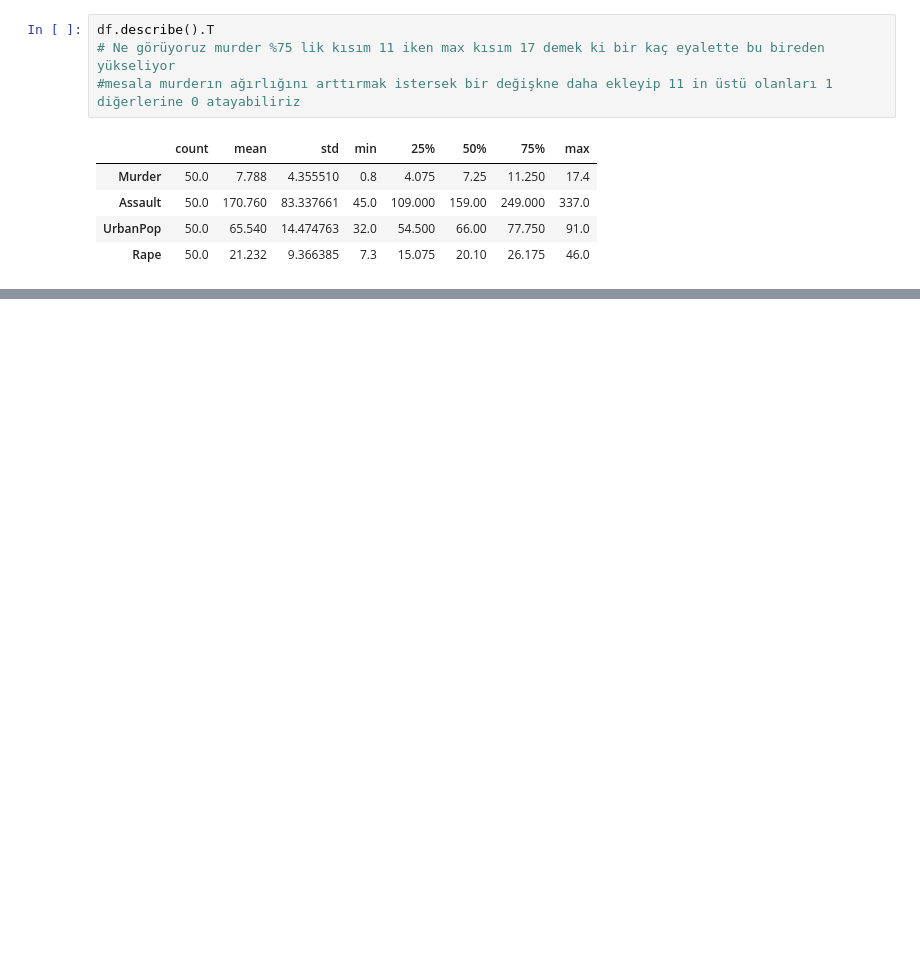
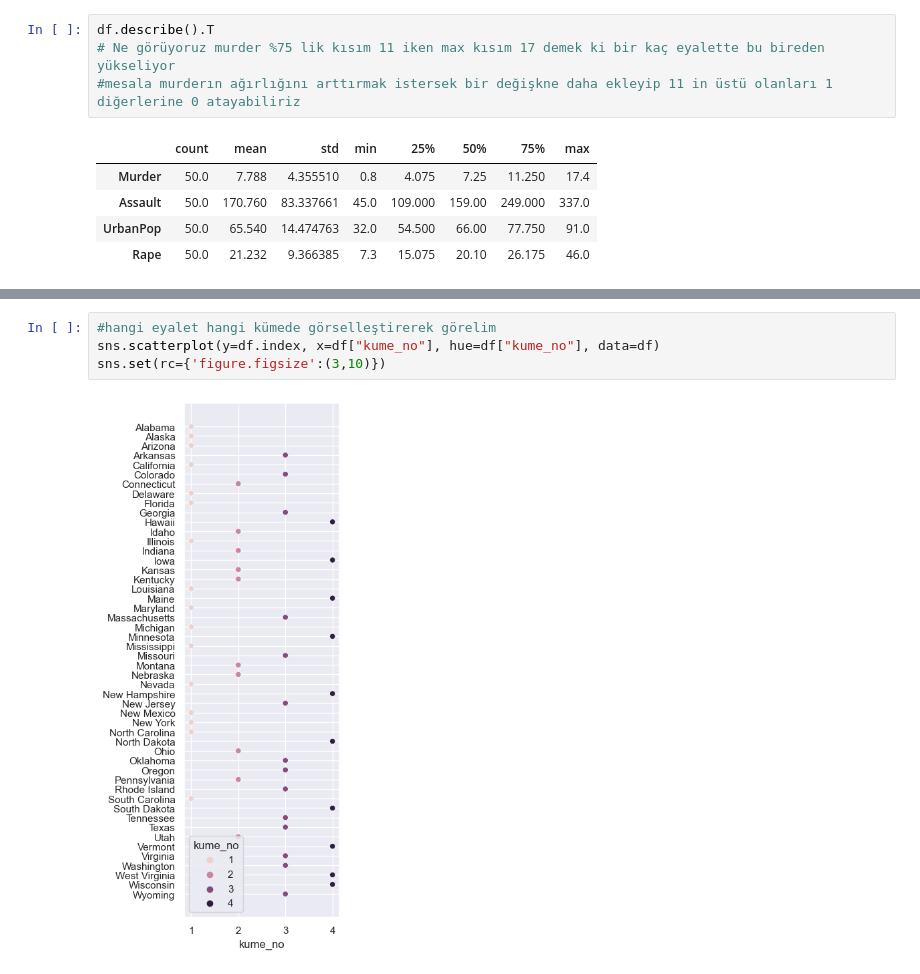
Before and after one commit to GokceSoylu/Machine_Learing, a Jupyter notebook: K_means/K_means.ipynb, the cells around one changed output, grey strips where cells are left out. Cells and saved outputs as stored; diff of their text form; blank space fills up the shorter version.

```diff
--- a/K_means/K_means.ipynb
+++ b/K_means/K_means.ipynb
@@ -100,0 +192,6 @@ array([[<AxesSubplot: title={'center': 'Murder'}>,
+# %%
+#hangi eyalet hangi kümede görselleştirerek görelim
+sns.scatterplot(y=df.index, x=df["kume_no"], hue=df["kume_no"], data=df)
+sns.set(rc={'figure.figsize':(3,10)})
+# %% [output]
+[figure, added]
```
Also changed, not shown: parts of 13 cells of this notebook, 1 other file.
